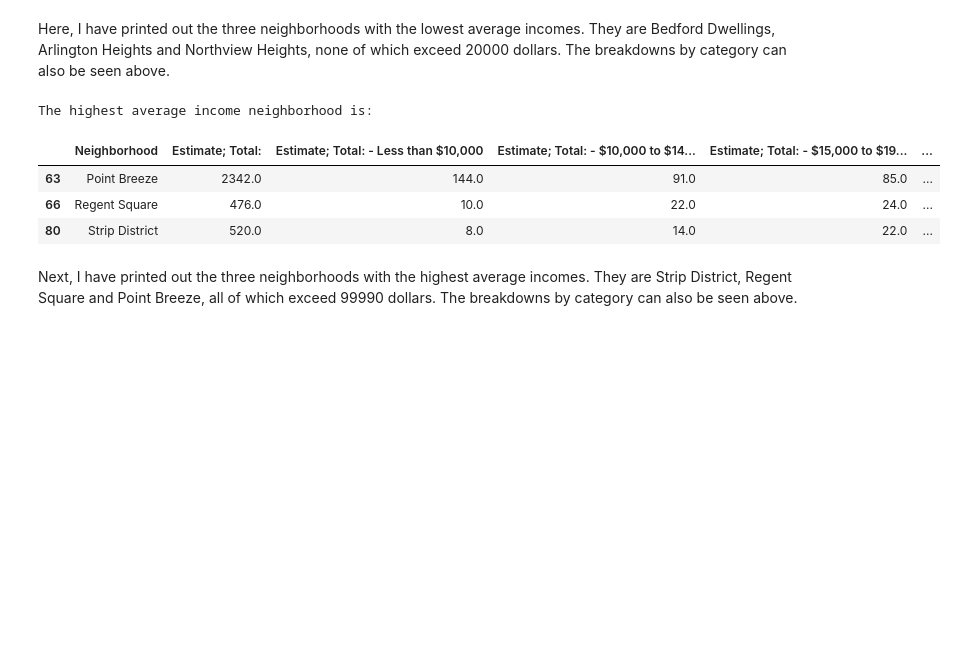
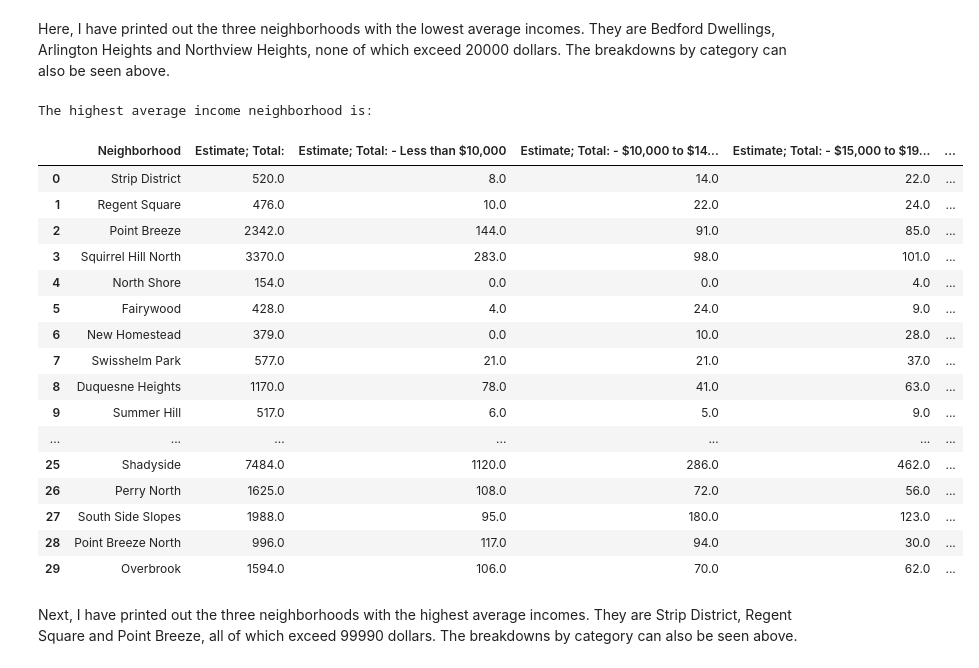
Before and after one commit to Amw298/final-project, a Jupyter notebook: christian.ipynb, the cells around one changed output. Cells and saved outputs as stored; diff of their text form; code cells hidden in the pictures; blank space fills up the shorter version.

```diff
--- a/christian.ipynb
+++ b/christian.ipynb
@@ -122,16 +122,30 @@ Here, I have printed out the three neighborhoods with the lowest average incomes
 # %%
 #find and print out highest income neighborhoods
 print("The highest average income neighborhood is: ")
-hIncomeS.reset_index(drop=True)
-topIncome = hIncomeS.tail(3)
-topIncome.reset_index(drop=True)
+hIncomeS = hIncomeS.reset_index(drop=True)
+topIncome = hIncomeS.tail(30)
+topIncome = topIncome.sort_values("Average Income", ascending = False)
+topIncome = topIncome.reset_index(drop =True)
 topIncome
 # %% [output]
 The highest average income neighborhood is:
 |  | Neighborhood | Estimate; Total: | Estimate; Total: - Less than $10,000 | Estimate; Total: - $10,000 to $14... | Estimate; Total: - $15,000 to $19... | ... |
-| 63 | Point Breeze | 2342.0 | 144.0 | 91.0 | 85.0 | ... |
-| 66 | Regent Square | 476.0 | 10.0 | 22.0 | 24.0 | ... |
-| 80 | Strip District | 520.0 | 8.0 | 14.0 | 22.0 | ... |
+| 0 | Strip District | 520.0 | 8.0 | 14.0 | 22.0 | ... |
+| 1 | Regent Square | 476.0 | 10.0 | 22.0 | 24.0 | ... |
+| 2 | Point Breeze | 2342.0 | 144.0 | 91.0 | 85.0 | ... |
+| 3 | Squirrel Hill North | 3370.0 | 283.0 | 98.0 | 101.0 | ... |
+| 4 | North Shore | 154.0 | 0.0 | 0.0 | 4.0 | ... |
+| 5 | Fairywood | 428.0 | 4.0 | 24.0 | 9.0 | ... |
+| 6 | New Homestead | 379.0 | 0.0 | 10.0 | 28.0 | ... |
+| 7 | Swisshelm Park | 577.0 | 21.0 | 21.0 | 37.0 | ... |
+| 8 | Duquesne Heights | 1170.0 | 78.0 | 41.0 | 63.0 | ... |
+| 9 | Summer Hill | 517.0 | 6.0 | 5.0 | 9.0 | ... |
+| ... | ... | ... | ... | ... | ... | ... |
+| 25 | Shadyside | 7484.0 | 1120.0 | 286.0 | 462.0 | ... |
+| 26 | Perry North | 1625.0 | 108.0 | 72.0 | 56.0 | ... |
+| 27 | South Side Slopes | 1988.0 | 95.0 | 180.0 | 123.0 | ... |
+| 28 | Point Breeze North | 996.0 | 117.0 | 94.0 | 30.0 | ... |
+| 29 | Overbrook | 1594.0 | 106.0 | 70.0 | 62.0 | ... |
 # %% [markdown]
 Next, I have printed out the three neighborhoods with the highest average incomes. They are Strip District, Regent Square and Point Breeze, all of which exceed 99990 dollars. The breakdowns by category can also be seen above.
 # %%
```
Also changed, not shown: 1 other file.
